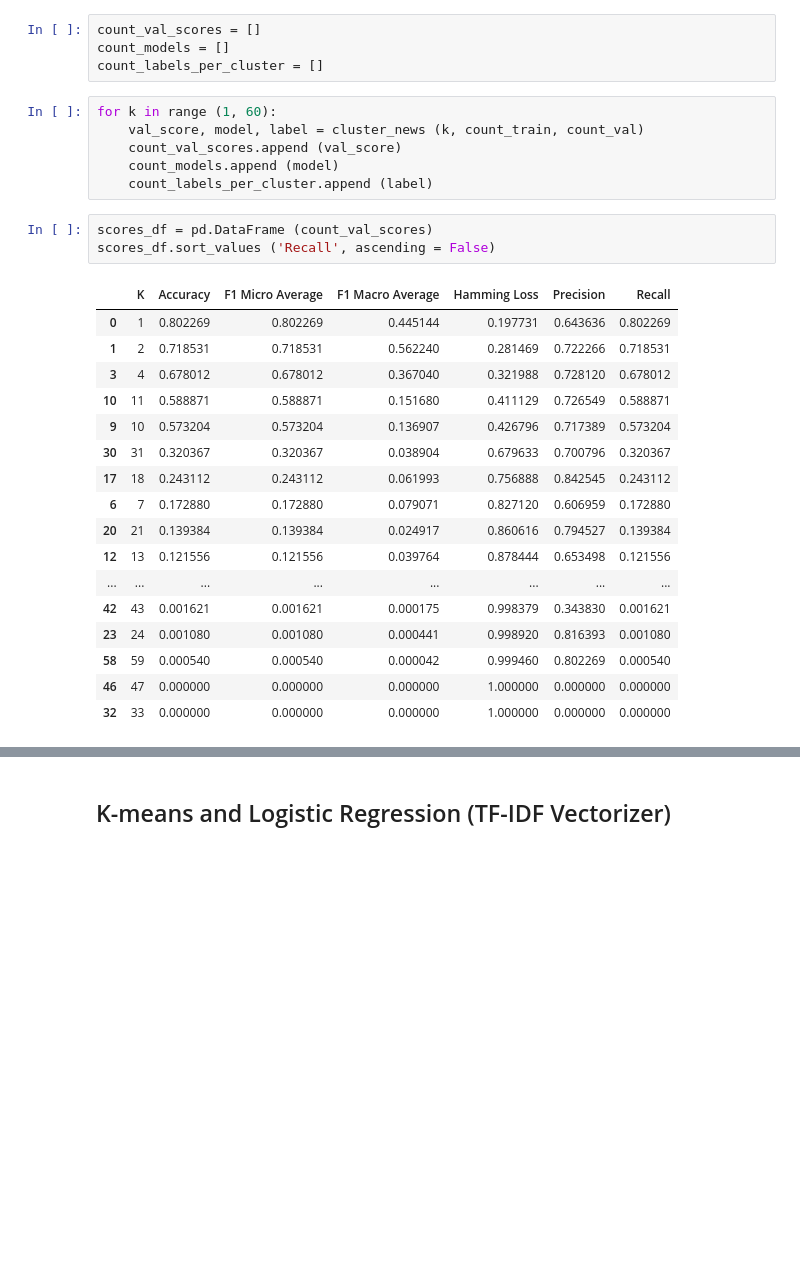
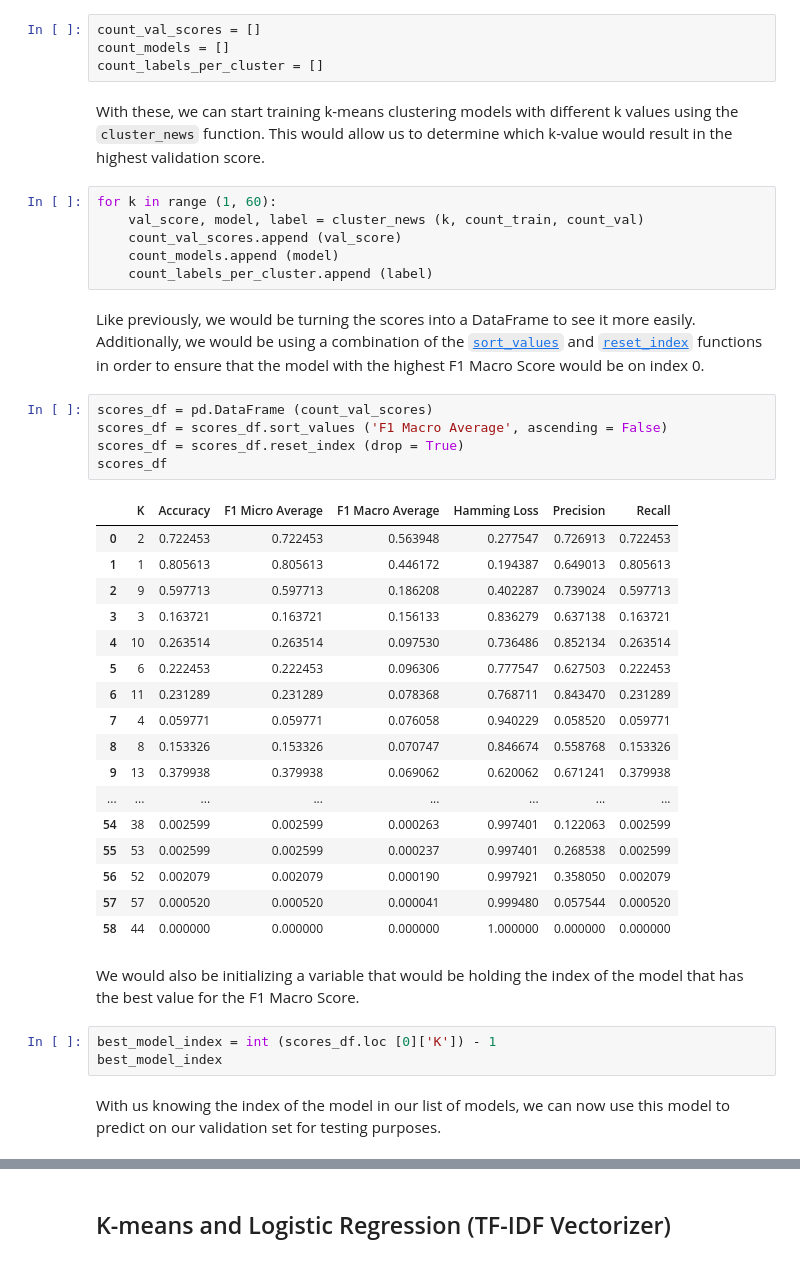
Before and after one commit to francheska-vicente/data102-fake-news, a Jupyter notebook: ModelingPT3_Undersampling5000.ipynb, the cells around one changed output, grey strips where cells are left out. Drawn from its saved outputs; the diff is of its cells as text; blank space fills up the shorter version.

```diff
--- a/ModelingPT3_Undersampling5000.ipynb
+++ b/ModelingPT3_Undersampling5000.ipynb
@@ -363,31 +519,44 @@ ConfusionMatrixDisplay(confusion_matrix(test_labeled_df ['label'], test_labeled_
 count_val_scores = []
 count_models = []
 count_labels_per_cluster = []
+# %% [markdown]
+With these, we can start training k-means clustering models with different k values using the `cluster_news` function. This would allow us to determine which k-value would result in the highest validation score.
 # %%
 for k in range (1, 60):
     val_score, model, label = cluster_news (k, count_train, count_val)
     count_val_scores.append (val_score)
     count_models.append (model)
     count_labels_per_cluster.append (label)
+# %% [markdown]
+Like previously, we would be turning the scores into a DataFrame to see it more easily. Additionally, we would be using a combination of the [`sort_values`](https://pandas.pydata.org/docs/reference/api/pandas.DataFrame.sort_values.html) and [`reset_index`](https://pandas.pydata.org/docs/reference/api/pandas.DataFrame.reset_index.html) functions in order to ensure that the model with the highest F1 Macro Score would be on index 0.
 # %%
 scores_df = pd.DataFrame (count_val_scores)
-scores_df.sort_values ('Recall', ascending = False)
+scores_df = scores_df.sort_values ('F1 Macro Average', ascending = False)
+scores_df = scores_df.reset_index (drop = True)
+scores_df
 # %% [output]
 |  | K | Accuracy | F1 Micro Average | F1 Macro Average | Hamming Loss | Precision | Recall |
-| 0 | 1 | 0.802269 | 0.802269 | 0.445144 | 0.197731 | 0.643636 | 0.802269 |
-| 1 | 2 | 0.718531 | 0.718531 | 0.562240 | 0.281469 | 0.722266 | 0.718531 |
-| 3 | 4 | 0.678012 | 0.678012 | 0.367040 | 0.321988 | 0.728120 | 0.678012 |
-| 10 | 11 | 0.588871 | 0.588871 | 0.151680 | 0.411129 | 0.726549 | 0.588871 |
-| 9 | 10 | 0.573204 | 0.573204 | 0.136907 | 0.426796 | 0.717389 | 0.573204 |
-| 30 | 31 | 0.320367 | 0.320367 | 0.038904 | 0.679633 | 0.700796 | 0.320367 |
-| 17 | 18 | 0.243112 | 0.243112 | 0.061993 | 0.756888 | 0.842545 | 0.243112 |
-| 6 | 7 | 0.172880 | 0.172880 | 0.079071 | 0.827120 | 0.606959 | 0.172880 |
-| 20 | 21 | 0.139384 | 0.139384 | 0.024917 | 0.860616 | 0.794527 | 0.139384 |
-| 12 | 13 | 0.121556 | 0.121556 | 0.039764 | 0.878444 | 0.653498 | 0.121556 |
+| 0 | 2 | 0.722453 | 0.722453 | 0.563948 | 0.277547 | 0.726913 | 0.722453 |
+| 1 | 1 | 0.805613 | 0.805613 | 0.446172 | 0.194387 | 0.649013 | 0.805613 |
+| 2 | 9 | 0.597713 | 0.597713 | 0.186208 | 0.402287 | 0.739024 | 0.597713 |
+| 3 | 3 | 0.163721 | 0.163721 | 0.156133 | 0.836279 | 0.637138 | 0.163721 |
+| 4 | 10 | 0.263514 | 0.263514 | 0.097530 | 0.736486 | 0.852134 | 0.263514 |
+| 5 | 6 | 0.222453 | 0.222453 | 0.096306 | 0.777547 | 0.627503 | 0.222453 |
+| 6 | 11 | 0.231289 | 0.231289 | 0.078368 | 0.768711 | 0.843470 | 0.231289 |
+| 7 | 4 | 0.059771 | 0.059771 | 0.076058 | 0.940229 | 0.058520 | 0.059771 |
+| 8 | 8 | 0.153326 | 0.153326 | 0.070747 | 0.846674 | 0.558768 | 0.153326 |
+| 9 | 13 | 0.379938 | 0.379938 | 0.069062 | 0.620062 | 0.671241 | 0.379938 |
 | ... | ... | ... | ... | ... | ... | ... | ... |
-| 42 | 43 | 0.001621 | 0.001621 | 0.000175 | 0.998379 | 0.343830 | 0.001621 |
-| 23 | 24 | 0.001080 | 0.001080 | 0.000441 | 0.998920 | 0.816393 | 0.001080 |
-| 58 | 59 | 0.000540 | 0.000540 | 0.000042 | 0.999460 | 0.802269 | 0.000540 |
-| 46 | 47 | 0.000000 | 0.000000 | 0.000000 | 1.000000 | 0.000000 | 0.000000 |
-| 32 | 33 | 0.000000 | 0.000000 | 0.000000 | 1.000000 | 0.000000 | 0.000000 |
+| 54 | 38 | 0.002599 | 0.002599 | 0.000263 | 0.997401 | 0.122063 | 0.002599 |
+| 55 | 53 | 0.002599 | 0.002599 | 0.000237 | 0.997401 | 0.268538 | 0.002599 |
+| 56 | 52 | 0.002079 | 0.002079 | 0.000190 | 0.997921 | 0.358050 | 0.002079 |
+| 57 | 57 | 0.000520 | 0.000520 | 0.000041 | 0.999480 | 0.057544 | 0.000520 |
+| 58 | 44 | 0.000000 | 0.000000 | 0.000000 | 1.000000 | 0.000000 | 0.000000 |
+# %% [markdown]
+We would also be initializing a variable that would be holding the index of the model that has the best value for the F1 Macro Score.
+# %%
+best_model_index = int (scores_df.loc [0]['K']) - 1
+best_model_index
+# %% [markdown]
+With us knowing the index of the model in our list of models, we can now use this model to predict on our validation set for testing purposes.
 # %%
```
Also changed, not shown: parts of 36 cells of this notebook, 2 other files.
